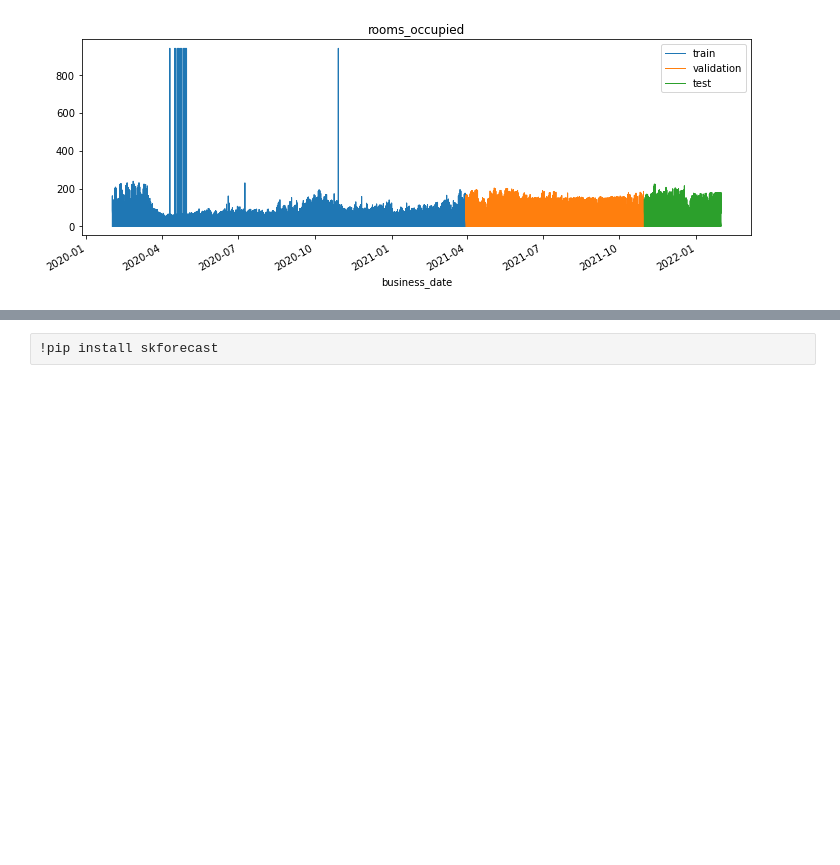
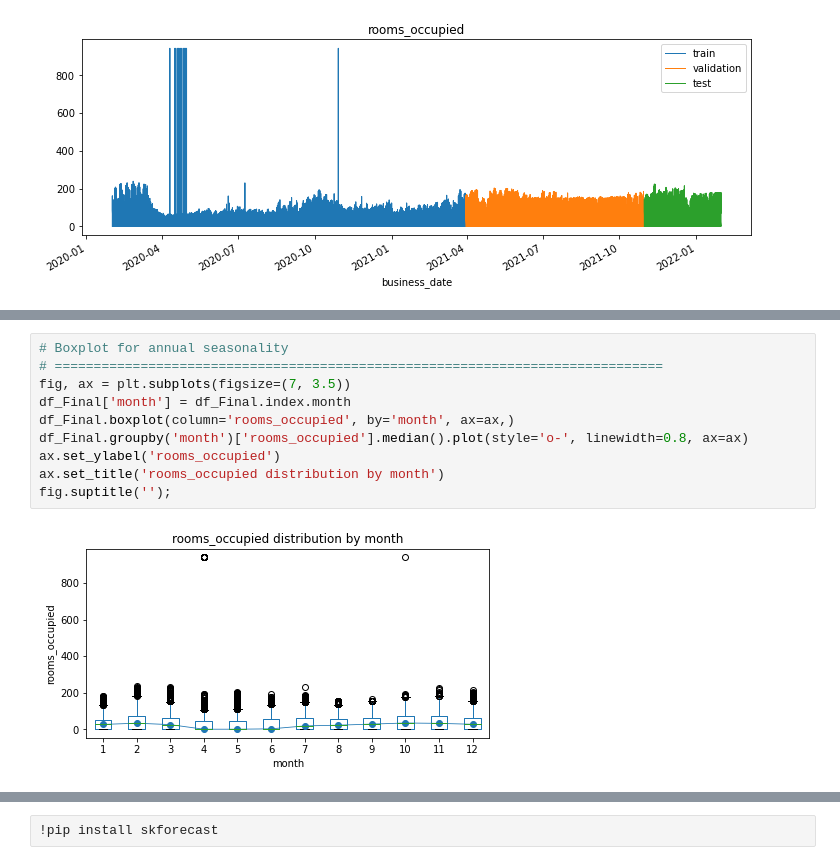
Before and after one commit to a01625364/prisma, a Jupyter notebook: ipynb/Evi2Ent3.ipynb, the cells around one changed output, grey strips where cells are left out. Cells and saved outputs as stored; diff of their text form; blank space fills up the shorter version.

```diff
--- a/ipynb/Evi2Ent3.ipynb
+++ b/ipynb/Evi2Ent3.ipynb
@@ -230,0 +255,12 @@ ax.legend();
+# %%
+# Boxplot for annual seasonality
+# ==============================================================================
+fig, ax = plt.subplots(figsize=(7, 3.5))
+df_Final['month'] = df_Final.index.month
+df_Final.boxplot(column='rooms_occupied', by='month', ax=ax,)
+df_Final.groupby('month')['rooms_occupied'].median().plot(style='o-', linewidth=0.8, ax=ax)
+ax.set_ylabel('rooms_occupied')
+ax.set_title('rooms_occupied distribution by month')
+fig.suptitle('');
+# %% [output]
+[figure, added]
```
Also changed, not shown: parts of 8 cells of this notebook.
